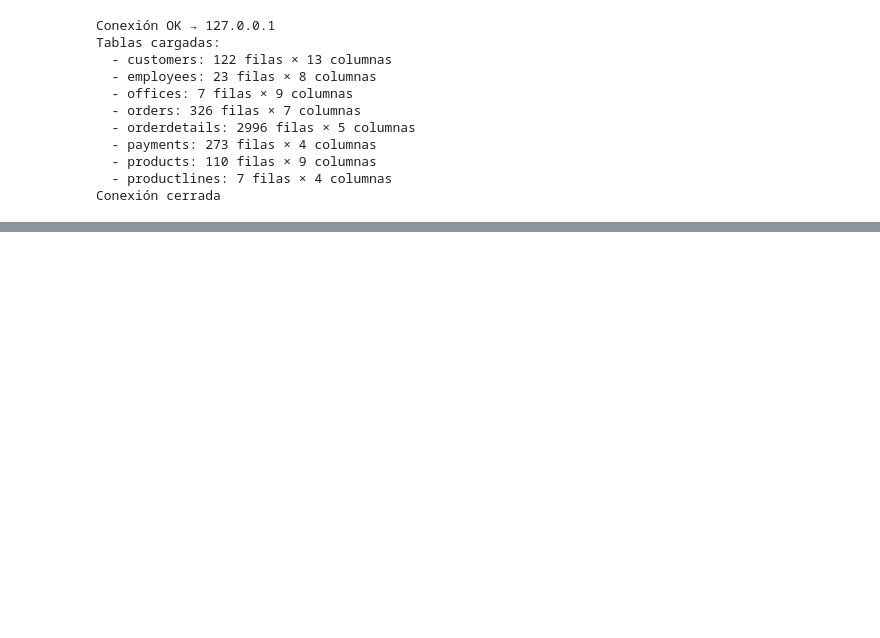
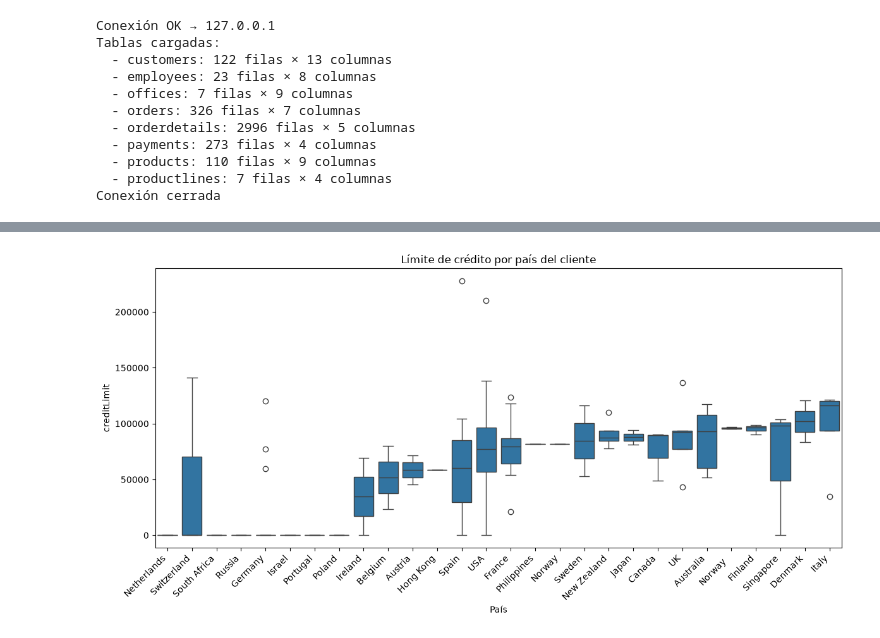
Before and after one commit to wshock/parcial-analisis, a Jupyter notebook: analisis_bivariado.ipynb, the cells around one changed output, grey strips where cells are left out. Cells and saved outputs as stored; diff of their text form; code cells hidden in the pictures; blank space fills up the shorter version.

```diff
--- a/analisis_bivariado.ipynb
+++ b/analisis_bivariado.ipynb
@@ -86,0 +367,8 @@ En product line podria preguntarme cuál es la linea a la que más le compran
+# %%
+df_biv3 = df_customers[["customerNumber", "customerName", "country", "creditLimit"]].copy()
+df_biv3["creditLimit"] = pd.to_numeric(df_biv3["creditLimit"], errors="coerce")
+
+print("Clientes:", len(df_biv3))
+print("Nulos en creditLimit:", df_biv3["creditLimit"].isna().sum())
+print("Países distintos:", df_biv3["country"].nunique())
+df_biv3.head(10)
@@ -86,0 +390,8 @@ En product line podria preguntarme cuál es la linea a la que más le compran
+# %%
+# Resumen por país (apoyo para interpretar)
+resumen_credito = (
+    df_biv3.groupby("country")["creditLimit"]
+    .agg(clientes="count", mediana="median", promedio="mean", minimo="min", maximo="max")
+    .sort_values("mediana")
+)
+resumen_credito
@@ -86,0 +417,18 @@ En product line podria preguntarme cuál es la linea a la que más le compran
+# %%
+# Boxplot: creditLimit por país
+plt.figure(figsize=(12, 6))
+sns.boxplot(
+    data=df_biv3,
+    x="country",
+    y="creditLimit",
+    order=resumen_credito.index.tolist(),
+)
+
+plt.title("Límite de crédito por país del cliente")
+plt.xlabel("País")
+plt.ylabel("creditLimit")
+plt.xticks(rotation=45, ha="right")
+plt.tight_layout()
+plt.show()
+# %% [output]
+[figure, added]
```
Also changed, not shown: parts of 25 cells of this notebook, 1 other file.
